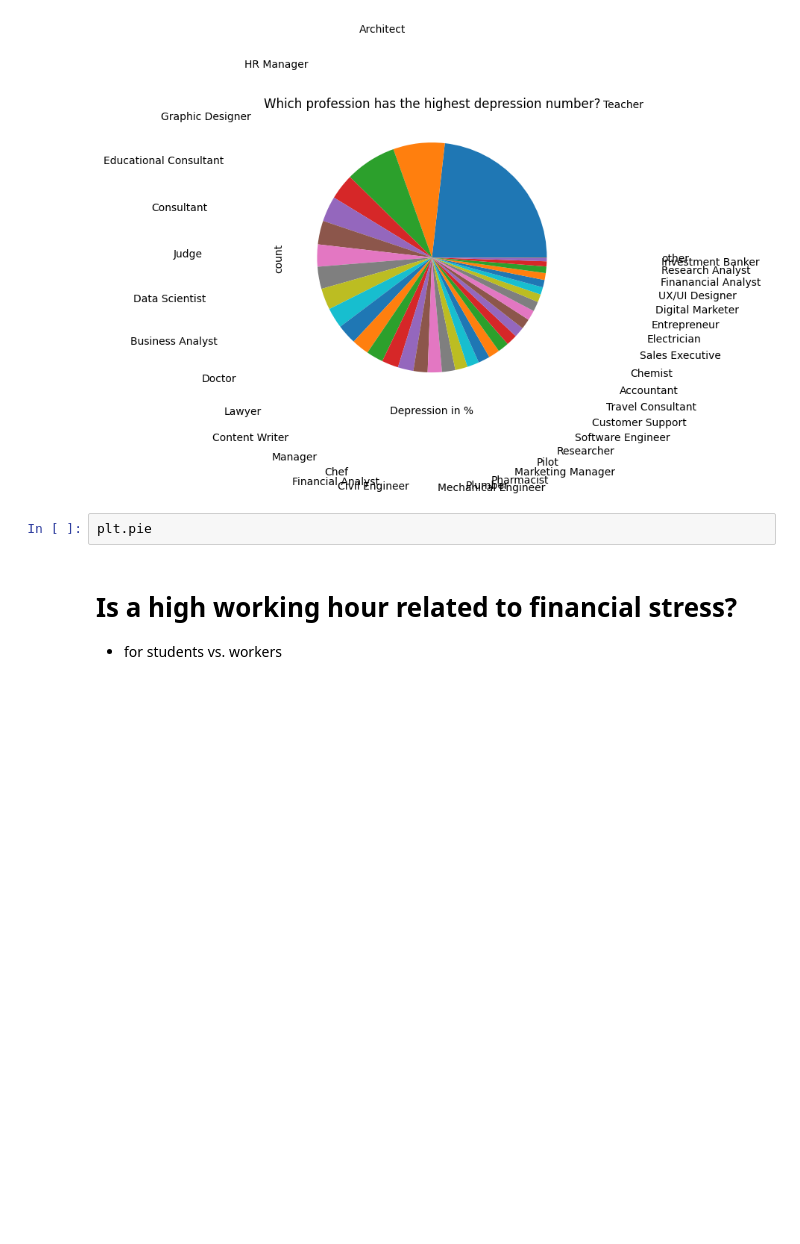
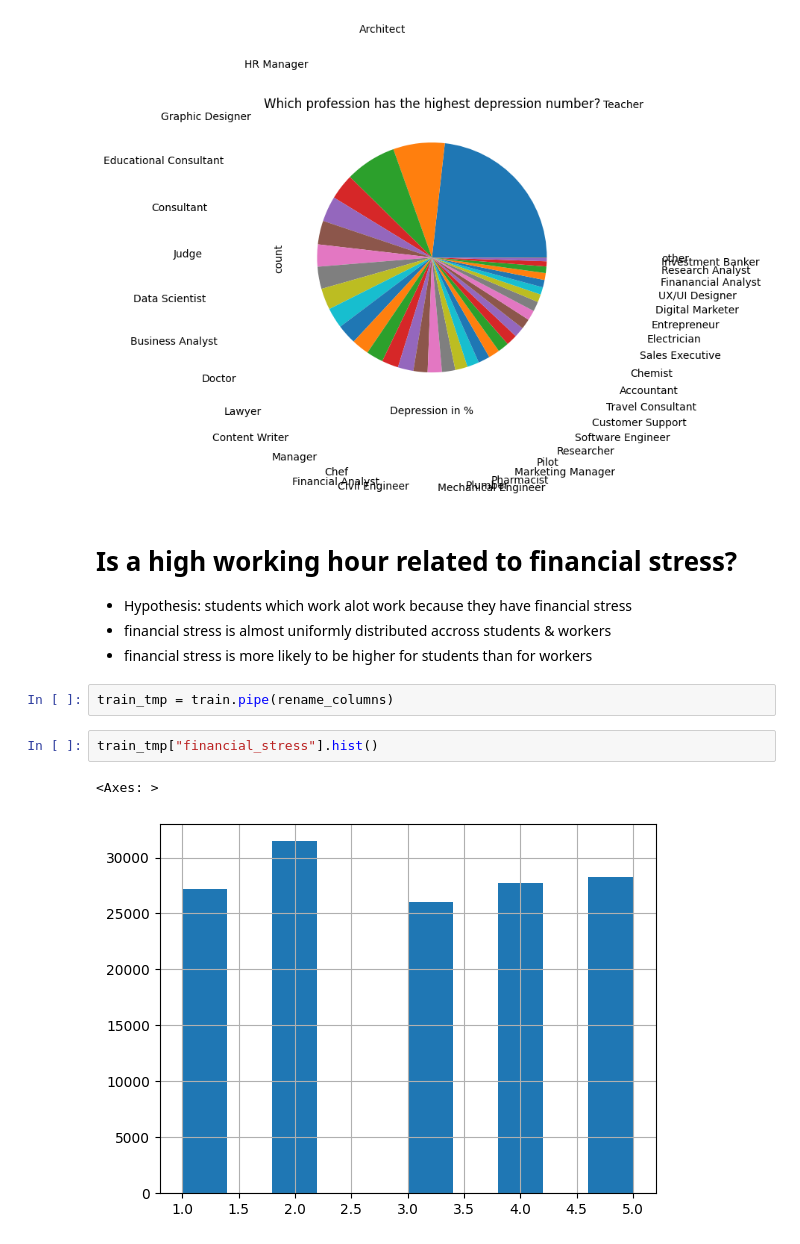
Before and after one commit to ypj95/kc_mental_health2024, a Jupyter notebook: notebooks/00_data_overview.ipynb, the cells around one changed output. Saved outputs shown, nothing was run; the diff lists cells and outputs as text; blank space fills up the shorter version.

Commit message:
add analysis working hours and financial stress

```diff
--- a/notebooks/00_data_overview.ipynb
+++ b/notebooks/00_data_overview.ipynb
@@ -548,8 +551,15 @@ plt.title("Which profession has the highest depression number?")
 plt.show()
 # %% [output]
 [figure]
-# %%
-plt.pie
 # %% [markdown]
 # Is a high working hour related to financial stress?
-- for students vs. workers
+- Hypothesis: students which work alot work because they have financial stress
+- financial stress is almost uniformly distributed accross students & workers
+- financial stress is more likely to be higher for students than for workers
+# %%
+train_tmp = train.pipe(rename_columns)
+# %%
+train_tmp["financial_stress"].hist()
+# %% [output]
+<Axes: >
+[figure, added]
```
Also changed, not shown: parts of 12 cells of this notebook.
